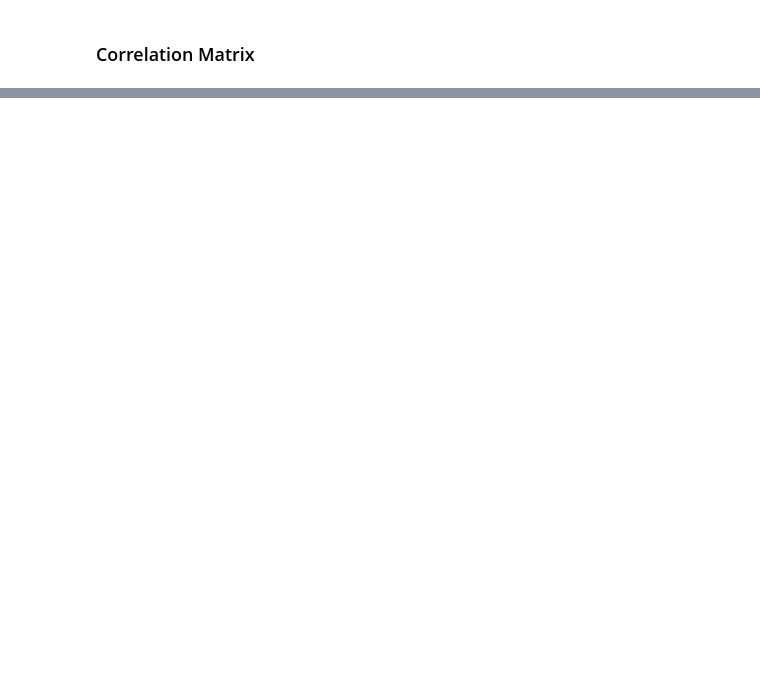
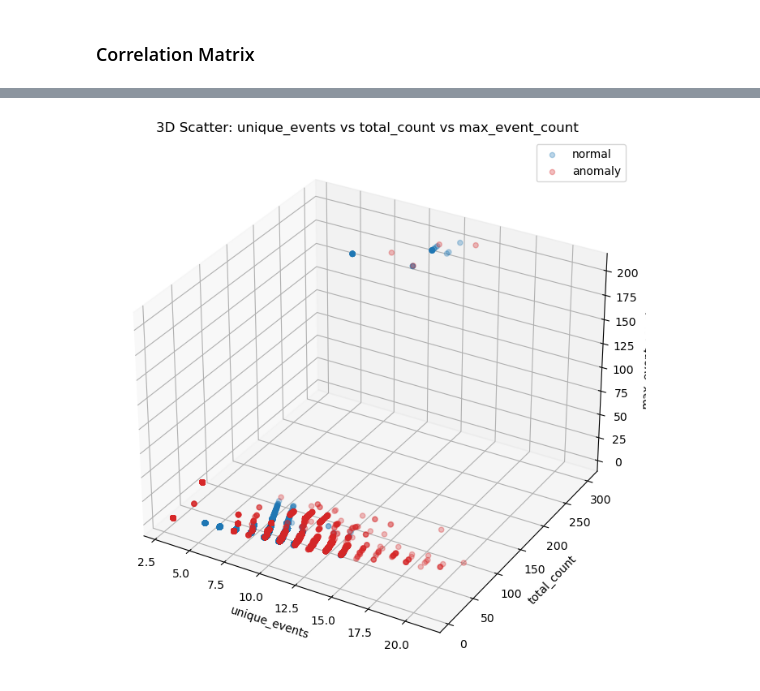
Before and after one commit to ayasqualli/Statistical-Probabilistic-Analysis-of-HDFS-System-Logs-for-Anomaly-Detection, a Jupyter notebook: main.ipynb, the cells around one changed output, grey strips where cells are left out. Drawn from its saved outputs; the diff is of its cells as text; code cells hidden in the pictures; blank space fills up the shorter version.

```diff
--- a/main.ipynb
+++ b/main.ipynb
@@ -369,0 +451,31 @@ KeyError: "['max_unique_events'] not in index"
+# %%
+
+from mpl_toolkits.mplot3d import Axes3D
+
+# 3D Scatter: total_count vs unique_events vs max_event_count colored by class
+fig = plt.figure(figsize=(10, 7))
+ax = fig.add_subplot(111, projection='3d')
+
+colors = ['#1f77b4', '#d62728']  # blue for normal, red for anomaly
+labels = ['normal', 'anomaly']
+
+for i, val in enumerate([0, 1]):
+    mask = df_feat["y"] == val
+    ax.scatter(
+        df_feat.loc[mask, "unique_events"].astype(float),
+        df_feat.loc[mask, "total_count"].astype(float),
+        df_feat.loc[mask, "max_event_count"].astype(float),
+        c=colors[i],
+        alpha=0.3,
+        label=labels[i]
+    )
+
+ax.set_xlabel("unique_events")
+ax.set_ylabel("total_count")
+ax.set_zlabel("max_event_count")
+ax.set_title("3D Scatter: unique_events vs total_count vs max_event_count")
+ax.legend()
+plt.tight_layout()
+plt.show()
+# %% [output]
+[figure, added]
```
Also changed, not shown: parts of 38 cells of this notebook.
